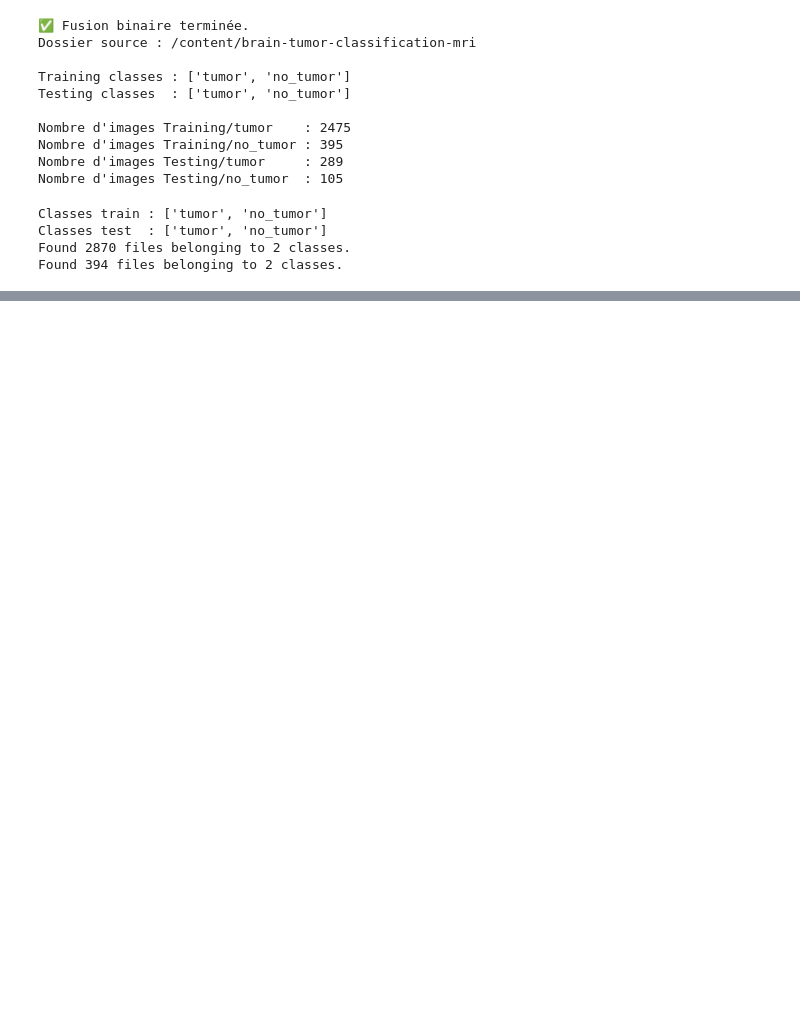
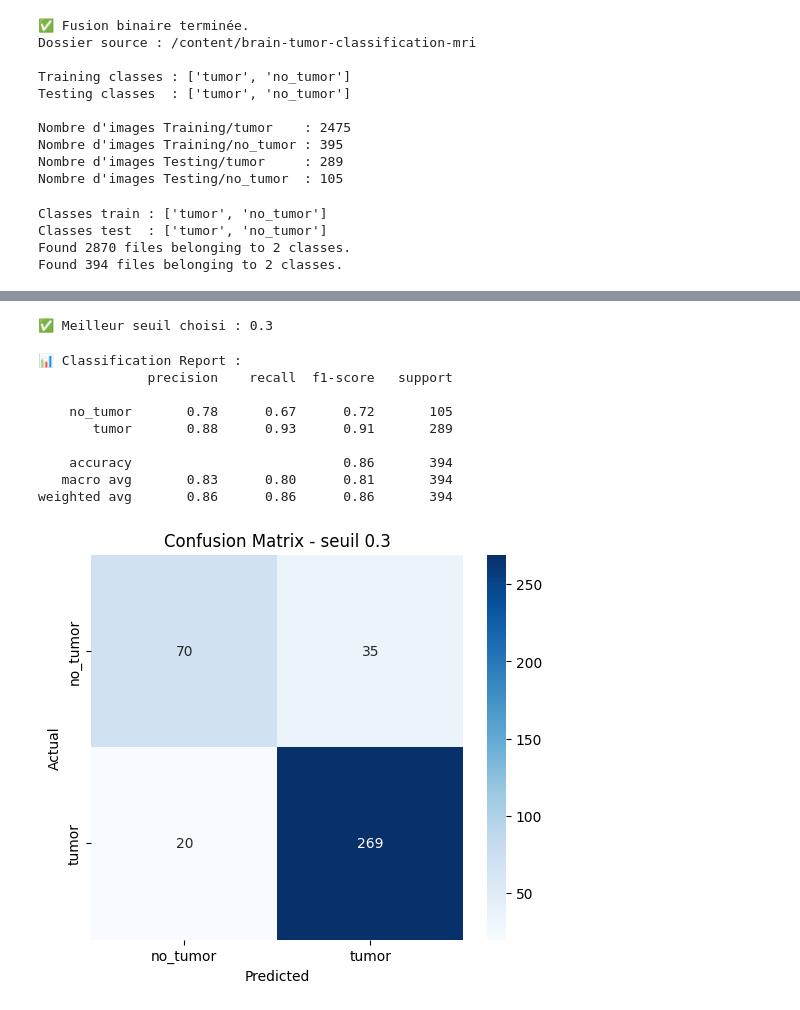
Before and after one commit to carolembomegni/Projet_SD_Detection_Tumeurs, a Jupyter notebook: Chargement_dataset.ipynb, the cells around one changed output, grey strips where cells are left out. Drawn from its saved outputs; the diff is of its cells as text; code cells hidden in the pictures; blank space fills up the shorter version.

```diff
--- a/Chargement_dataset.ipynb
+++ b/Chargement_dataset.ipynb
@@ -152,0 +737,14 @@ Found 394 files belonging to 2 classes.
+# %%
+# Entraînement avec class_weight
+class_weight = {
+    0: 1.0,   # no_tumor
+    1: 1.5    # tumor (plus important)
+}
+
+history = model.fit(
+    train_ds,
+    validation_data=val_ds,
+    epochs=15,
+    callbacks=callbacks,
+    class_weight=class_weight
+)
@@ -152,0 +822,44 @@ Found 394 files belonging to 2 classes.
+# %%
+# Choisir le meilleur seuil
+best_threshold = max(results, key=lambda x: x[3])[0]
+
+print("\n✅ Meilleur seuil choisi :", best_threshold)
+# %% [output]
+✅ Meilleur seuil choisi : 0.3
+# %%
+# Rapport finsl avec le meilleur seuil
+from sklearn.metrics import classification_report
+import seaborn as sns
+import matplotlib.pyplot as plt
+
+y_pred_best = (y_prob > best_threshold).astype(int)
+
+print("\n📊 Classification Report :")
+print(classification_report(y_true, y_pred_best, target_names=train_ds.class_names))
+
+cm = confusion_matrix(y_true, y_pred_best)
+
+plt.figure(figsize=(6, 5))
+sns.heatmap(
+    cm,
+    annot=True,
+    fmt="d",
+    cmap="Blues",
+    xticklabels=train_ds.class_names,
+    yticklabels=train_ds.class_names
+)
+plt.xlabel("Predicted")
+plt.ylabel("Actual")
+plt.title(f"Confusion Matrix - seuil {best_threshold}")
+plt.show()
+# %% [output]
+📊 Classification Report :
+              precision    recall  f1-score   support
+
+    no_tumor       0.78      0.67      0.72       105
+       tumor       0.88      0.93      0.91       289
+
+    accuracy                           0.86       394
+   macro avg       0.83      0.80      0.81       394
+weighted avg       0.86      0.86      0.86       394
+[figure, added]
```
Also changed, not shown: parts of 24 cells of this notebook.
